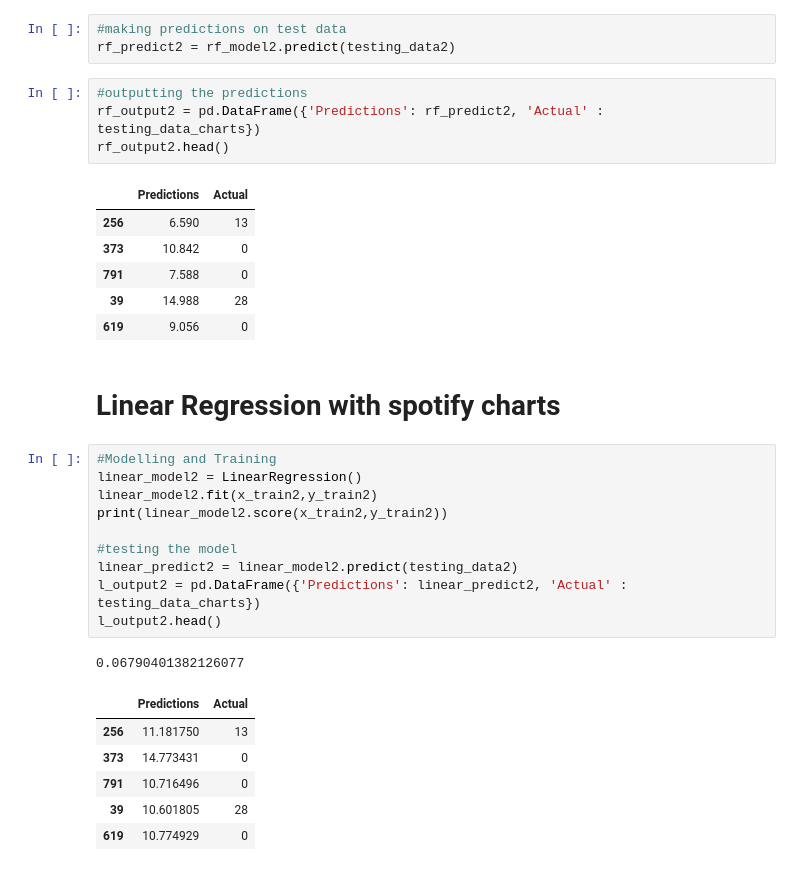
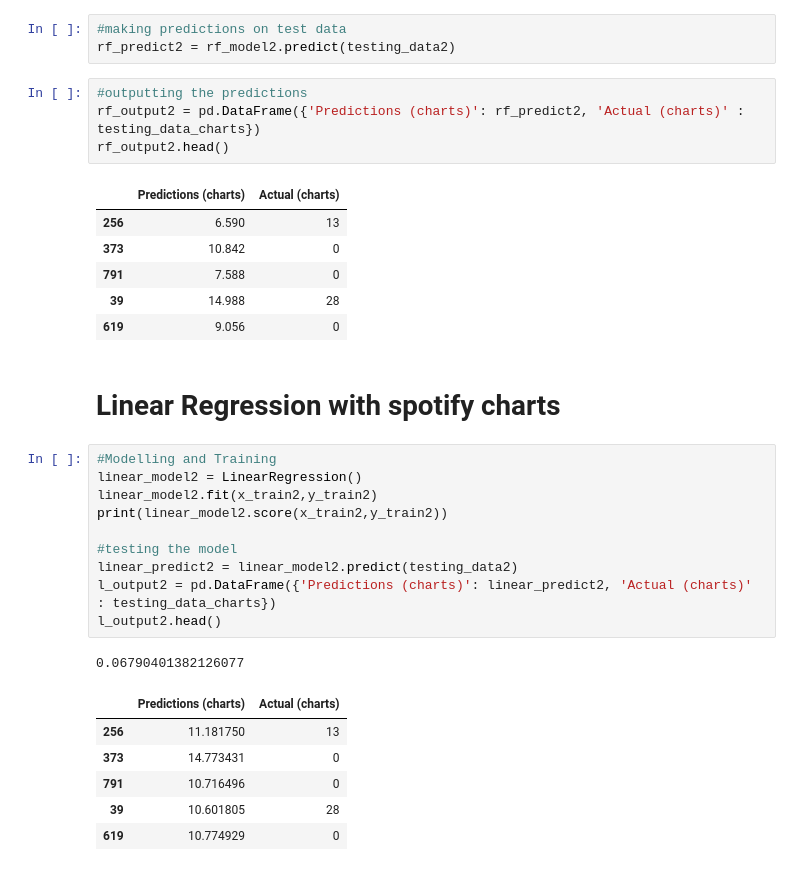
Before and after one commit to jithu-ann/Project-4, a Jupyter notebook: spotify_model.ipynb, the cells around one changed output. Drawn from its saved outputs; the diff is of its cells as text.

```diff
--- a/spotify_model.ipynb
+++ b/spotify_model.ipynb
@@ -256,10 +256,10 @@ print(rf_model2.score(x_train2,y_train2))
 rf_predict2 = rf_model2.predict(testing_data2)
 # %%
 #outputting the predictions
-rf_output2 = pd.DataFrame({'Predictions': rf_predict2, 'Actual' : testing_data_charts})
+rf_output2 = pd.DataFrame({'Predictions (charts)': rf_predict2, 'Actual (charts)' : testing_data_charts})
 rf_output2.head()
 # %% [output]
-|  | Predictions | Actual |
+|  | Predictions (charts) | Actual (charts) |
 | 256 | 6.590 | 13 |
 | 373 | 10.842 | 0 |
 | 791 | 7.588 | 0 |
@@ -275,11 +275,11 @@ print(linear_model2.score(x_train2,y_train2))
 
 #testing the model
 linear_predict2 = linear_model2.predict(testing_data2)
-l_output2 = pd.DataFrame({'Predictions': linear_predict2, 'Actual' : testing_data_charts})
+l_output2 = pd.DataFrame({'Predictions (charts)': linear_predict2, 'Actual (charts)' : testing_data_charts})
 l_output2.head()
 # %% [output]
 0.06790401382126077
-|  | Predictions | Actual |
+|  | Predictions (charts) | Actual (charts) |
 | 256 | 11.181750 | 13 |
 | 373 | 14.773431 | 0 |
 | 791 | 10.716496 | 0 |
```
Also changed, not shown: parts of 2 cells of this notebook.
